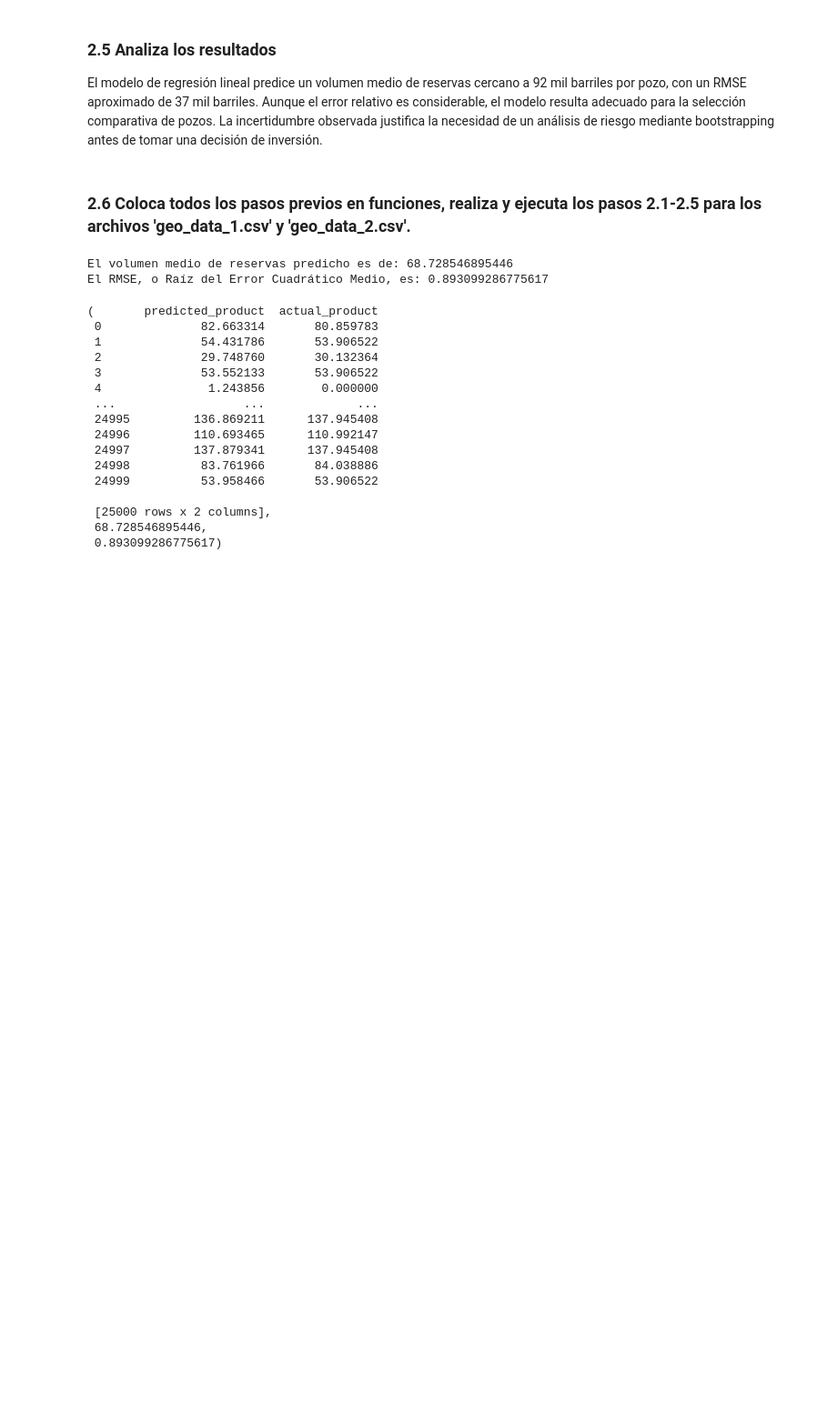
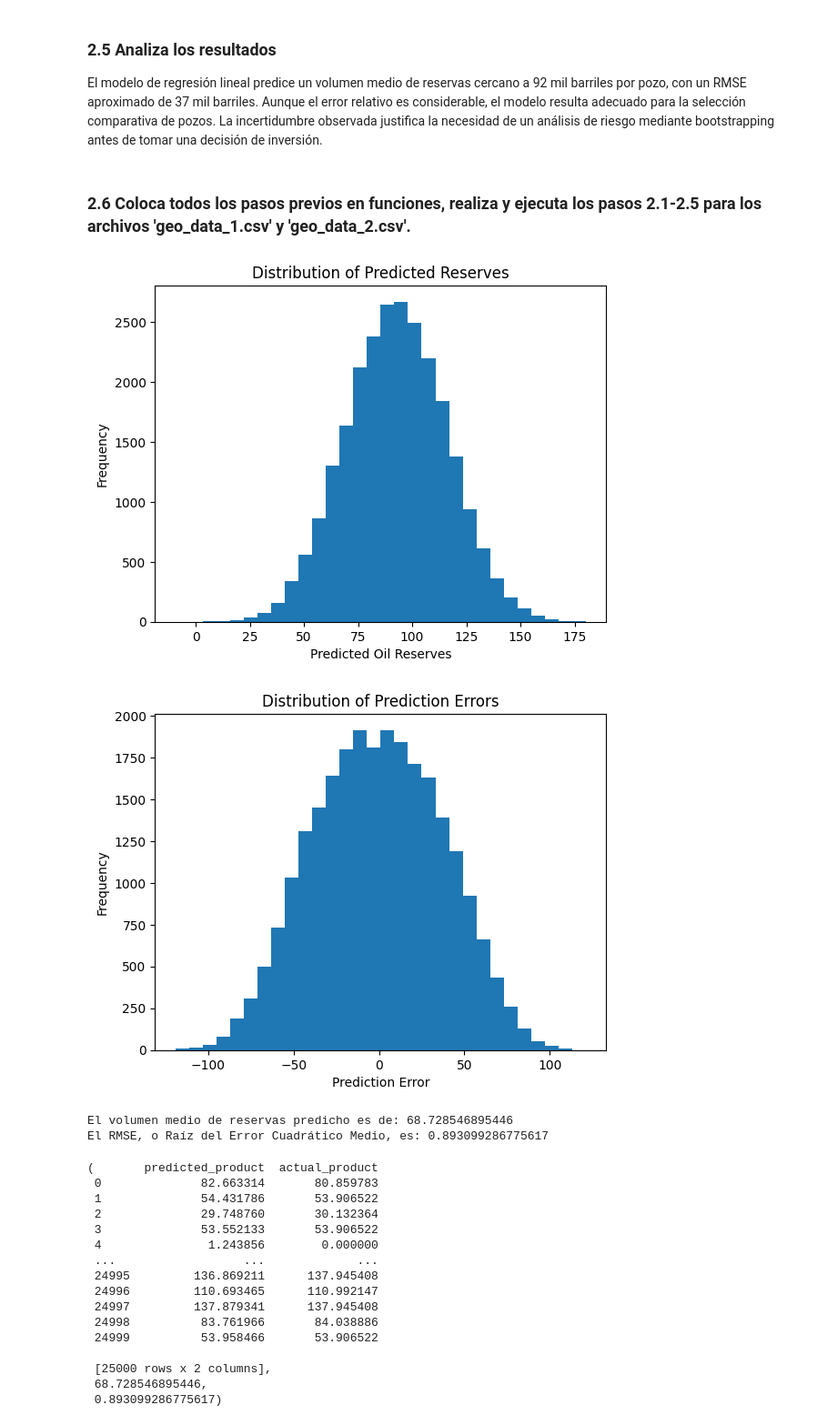
Before and after one commit to jorge-reynam/Oil-Well-Optimization, a Jupyter notebook: Oil-Well-Optimization.ipynb, the cells around one changed output. Shown at 91% size. Cells and saved outputs as stored; diff of their text form; code cells hidden in the pictures; blank space fills up the shorter version.

```diff
--- a/Oil-Well-Optimization.ipynb
+++ b/Oil-Well-Optimization.ipynb
@@ -140,33 +142,59 @@ def volume(data):
 
 #Definir los features y el target
     features = data[['f0', 'f1', 'f2']]
     target = data['product']
 
 #Separar el DF en conjunto de validación y entrenamiento
     features_train, features_valid, target_train, target_valid = train_test_split(
     features,
     target,
     test_size=0.25,
     random_state=12345
     )
 
 #Selccionear el modelo y entrenarlo
     model = LinearRegression()
     model.fit(features_train, target_train)
 
 #Calcular las predicciones y los features en un solo DF
     predictions_valid = model.predict(features_valid)
     results_valid = pd.DataFrame({
     'predicted_product': predictions_valid,
     'actual_product': target_valid.reset_index(drop=True)
     })
 
 #Calcular el volumen promedio y el RMSE
     mean_volume = results_valid['predicted_product'].mean()
     print('El volumen medio de reservas predicho es de:', mean_volume)
     rmse = mean_squared_error(results_valid['actual_product'], results_valid['predicted_product'], squared=False)
     print('El RMSE, o Raíz del Error Cuadrático Medio, es:', rmse)
     return results_valid, mean_volume, rmse
+
+#Gráfica de istribución de predicciones
+plt.figure()
+plt.hist(results_valid['predicted_product'], bins=30)
+plt.xlabel("Predicted Oil Reserves")
+plt.ylabel("Frequency")
+plt.title("Distribution of Predicted Reserves")
+
+plt.savefig("images/reserves_distribution.png")
+plt.show()
+
+
+#Gráfica del error del modelo
+errors = results_valid['actual_product'] - results_valid['predicted_product']
+
+plt.figure()
+plt.hist(errors, bins=30)
+plt.xlabel("Prediction Error")
+plt.ylabel("Frequency")
+plt.title("Distribution of Prediction Errors")
+
+plt.savefig("images/error_distribution.png")
+plt.show()
+# %% [output]
+[figure, added]
+[figure, added]
 # %%
 #Para el DF geo_data_1:
 
```
Also changed, not shown: parts of 1 cell of this notebook.
